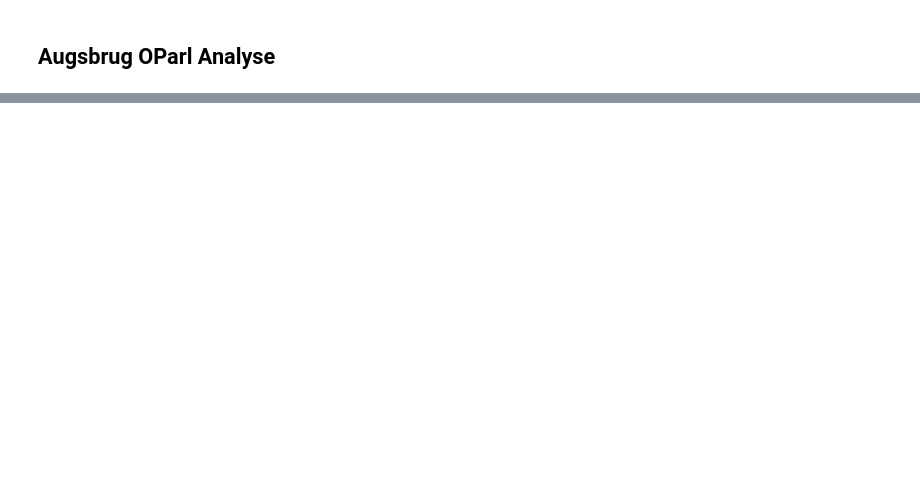
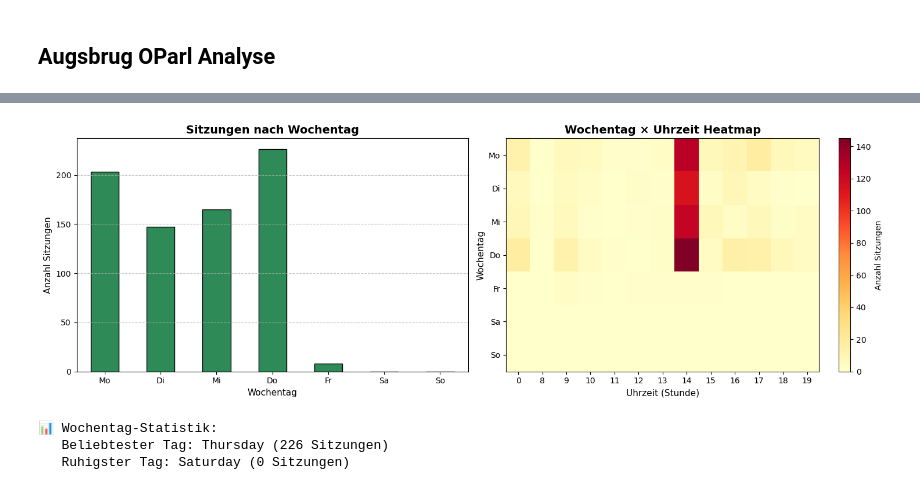
Before and after one commit to Benneloui/geoanalysis-urban-planning-council-decisions, a Jupyter notebook: analysis/00_oparl_test_augsburg.ipynb, the cells around one changed output, grey strips where cells are left out. Saved outputs shown, nothing was run; the diff lists cells and outputs as text; code cells hidden in the pictures; blank space fills up the shorter version.

```diff
--- a/analysis/00_oparl_test_augsburg.ipynb
+++ b/analysis/00_oparl_test_augsburg.ipynb
@@ -97,0 +539,41 @@ if not latest_meeting.empty:
+# %%
+# 5. Wochentag-Analyse: Wann tagt der Stadtrat am liebsten?
+fig, (ax1, ax2) = plt.subplots(1, 2, figsize=(15, 5))
+
+# Linksgrafik: Absolute Zahlen pro Wochentag
+weekday_order = ['Monday', 'Tuesday', 'Wednesday', 'Thursday', 'Friday', 'Saturday', 'Sunday']
+weekday_counts = df_clean['weekday'].value_counts().reindex(weekday_order, fill_value=0)
+
+weekday_counts.plot(kind='bar', ax=ax1, color='#2E8B57', edgecolor='black')
+ax1.set_title('Sitzungen nach Wochentag', fontsize=14, fontweight='bold')
+ax1.set_xlabel('Wochentag', fontsize=11)
+ax1.set_ylabel('Anzahl Sitzungen', fontsize=11)
+ax1.set_xticklabels(['Mo', 'Di', 'Mi', 'Do', 'Fr', 'Sa', 'So'], rotation=0)
+ax1.grid(axis='y', linestyle='--', alpha=0.7)
+
+# Rechtsgrafik: Heatmap Wochentag x Uhrzeit
+pivot_data = df_clean.groupby(['weekday', 'hour']).size().reset_index(name='count')
+pivot_table = pivot_data.pivot(index='weekday', columns='hour', values='count').fillna(0)
+pivot_table = pivot_table.reindex(weekday_order, fill_value=0)
+
+im = ax2.imshow(pivot_table, cmap='YlOrRd', aspect='auto')
+ax2.set_yticks(range(len(weekday_order)))
+ax2.set_yticklabels(['Mo', 'Di', 'Mi', 'Do', 'Fr', 'Sa', 'So'])
+ax2.set_xticks(range(len(pivot_table.columns)))
+ax2.set_xticklabels(pivot_table.columns)
+ax2.set_xlabel('Uhrzeit (Stunde)', fontsize=11)
+ax2.set_ylabel('Wochentag', fontsize=11)
+ax2.set_title('Wochentag × Uhrzeit Heatmap', fontsize=14, fontweight='bold')
+plt.colorbar(im, ax=ax2, label='Anzahl Sitzungen')
+
+plt.tight_layout()
+plt.show()
+
+print(f"\n📊 Wochentag-Statistik:")
+print(f"   Beliebtester Tag: {weekday_counts.idxmax()} ({weekday_counts.max()} Sitzungen)")
+print(f"   Ruhigster Tag: {weekday_counts.idxmin()} ({weekday_counts.min()} Sitzungen)")
+# %% [output]
+[figure, added]
+📊 Wochentag-Statistik:
+   Beliebtester Tag: Thursday (226 Sitzungen)
+   Ruhigster Tag: Saturday (0 Sitzungen)
```
Also changed, not shown: parts of 31 cells of this notebook, 10 other files.
